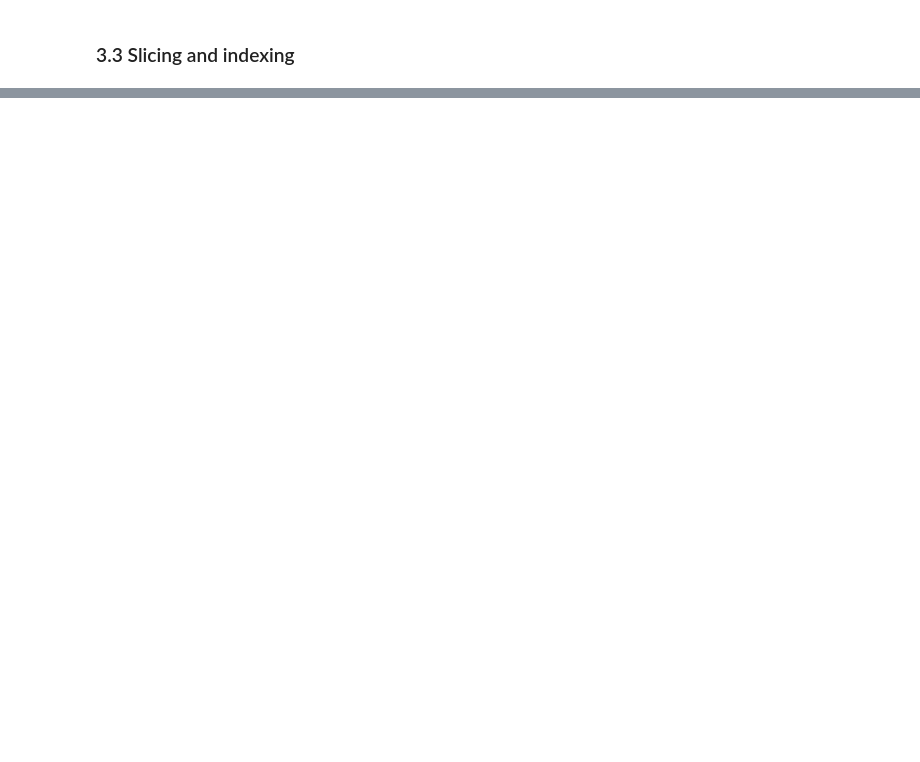
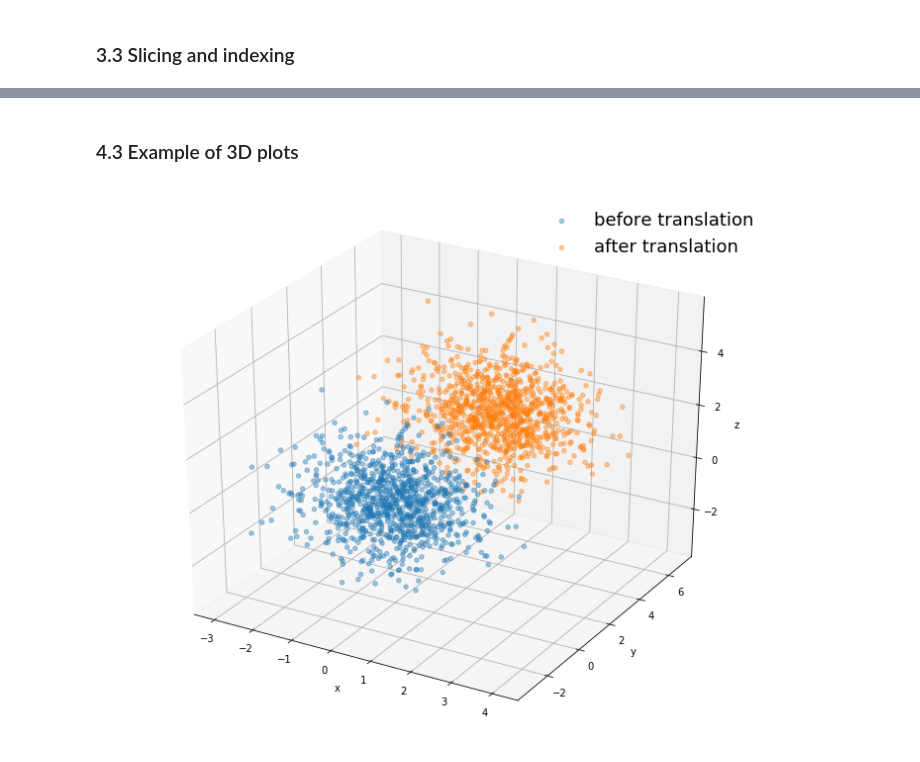
Before and after one commit to MLatCezeaux/intro_numpy, a Jupyter notebook: section1/NumpyIntroduction.ipynb, the cells around one changed output, grey strips where cells are left out. Cells and saved outputs as stored; diff of their text form; code cells hidden in the pictures; blank space fills up the shorter version.

```diff
--- a/section1/NumpyIntroduction.ipynb
+++ b/section1/NumpyIntroduction.ipynb
@@ -206,0 +228,22 @@ _ = ax.scatter(x_trans, y_trans, z_trans)
+# %% [markdown]
+### 4.3 Example of 3D plots
+# %%
+# Making 3D positions and translate them using broadcasting
+data = np.random.normal(size=(1000, 3))
+r0 = np.array([1, 4, 2])
+data_trans = data + r0
+
+# import the needed extension to plot in 3D
+from mpl_toolkits import mplot3d
+
+# Plotting the data before and after translation
+fi = plt.figure(figsize=(12,10))
+ax = plt.axes(projection='3d')
+_ = ax.scatter3D(data[:,0], data[:,1], data[:,2], alpha=0.4, label='before translation')
+_ = ax.scatter(data_trans[:,0], data_trans[:,1], data_trans[:,2], alpha=0.4, label='after translation')
+_ = ax.set_xlabel('x')
+_ = ax.set_ylabel('y')
+_ = ax.set_zlabel('z')
+_ = ax.legend(frameon=False, fontsize=18)
+# %% [output]
+[figure, added]
```
Also changed, not shown: parts of 9 cells of this notebook.
